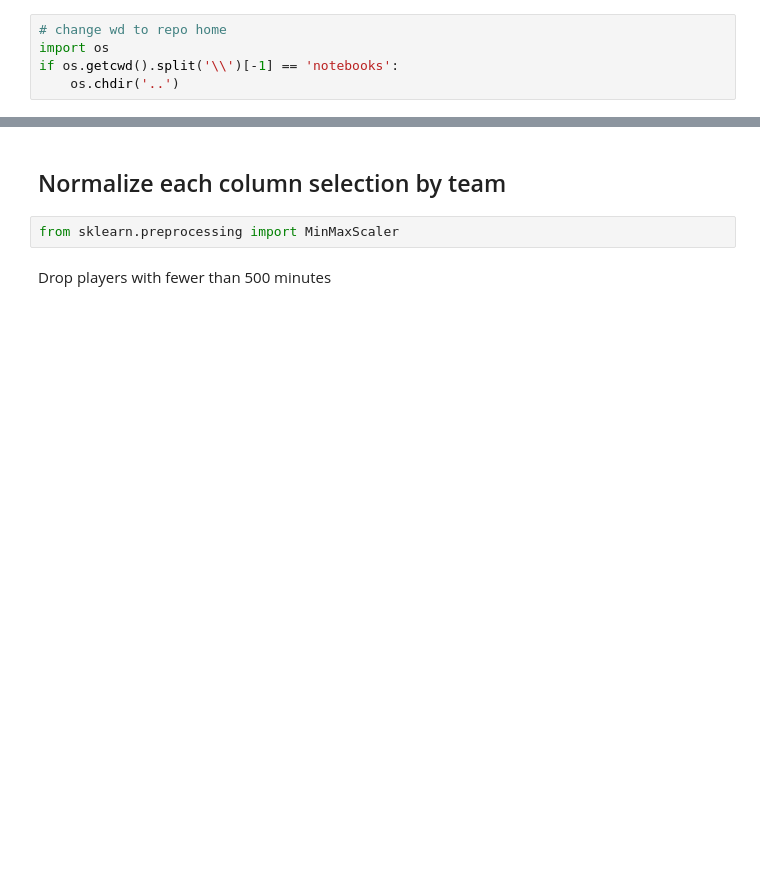
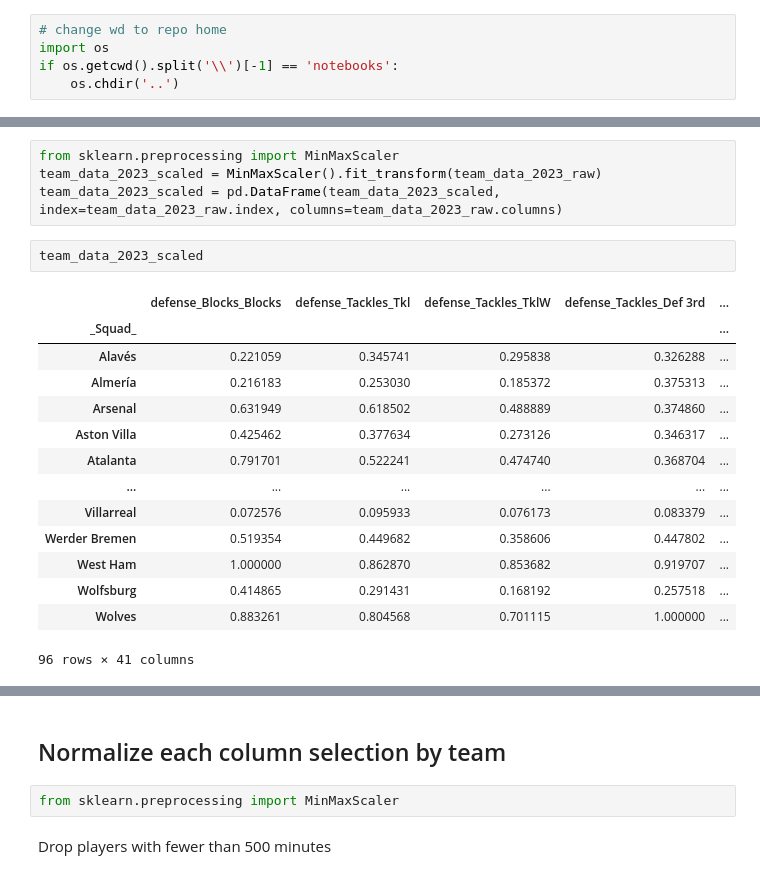
Before and after one commit to alibekk93/FM_skills_prediction, a Jupyter notebook: notebooks/02_team_similarity.ipynb, the cells around one changed output, grey strips where cells are left out. Drawn from its saved outputs; the diff is of its cells as text; blank space fills up the shorter version.

```diff
--- a/notebooks/02_team_similarity.ipynb
+++ b/notebooks/02_team_similarity.ipynb
@@ -8,0 +27,21 @@ import seaborn as sns
+# %%
+from sklearn.preprocessing import MinMaxScaler
+team_data_2023_scaled = MinMaxScaler().fit_transform(team_data_2023_raw)
+team_data_2023_scaled = pd.DataFrame(team_data_2023_scaled, index=team_data_2023_raw.index, columns=team_data_2023_raw.columns)
+# %%
+team_data_2023_scaled
+# %% [output]
+|  | defense_Blocks_Blocks | defense_Tackles_Tkl | defense_Tackles_TklW | defense_Tackles_Def 3rd | ... |
+| _Squad_ |  |  |  |  | ... |
+| Alavés | 0.221059 | 0.345741 | 0.295838 | 0.326288 | ... |
+| Almería | 0.216183 | 0.253030 | 0.185372 | 0.375313 | ... |
+| Arsenal | 0.631949 | 0.618502 | 0.488889 | 0.374860 | ... |
+| Aston Villa | 0.425462 | 0.377634 | 0.273126 | 0.346317 | ... |
+| Atalanta | 0.791701 | 0.522241 | 0.474740 | 0.368704 | ... |
+| ... | ... | ... | ... | ... | ... |
+| Villarreal | 0.072576 | 0.095933 | 0.076173 | 0.083379 | ... |
+| Werder Bremen | 0.519354 | 0.449682 | 0.358606 | 0.447802 | ... |
+| West Ham | 1.000000 | 0.862870 | 0.853682 | 0.919707 | ... |
+| Wolfsburg | 0.414865 | 0.291431 | 0.168192 | 0.257518 | ... |
+| Wolves | 0.883261 | 0.804568 | 0.701115 | 1.000000 | ... |
+96 rows × 41 columns
```
Also changed, not shown: parts of 10 cells of this notebook.
